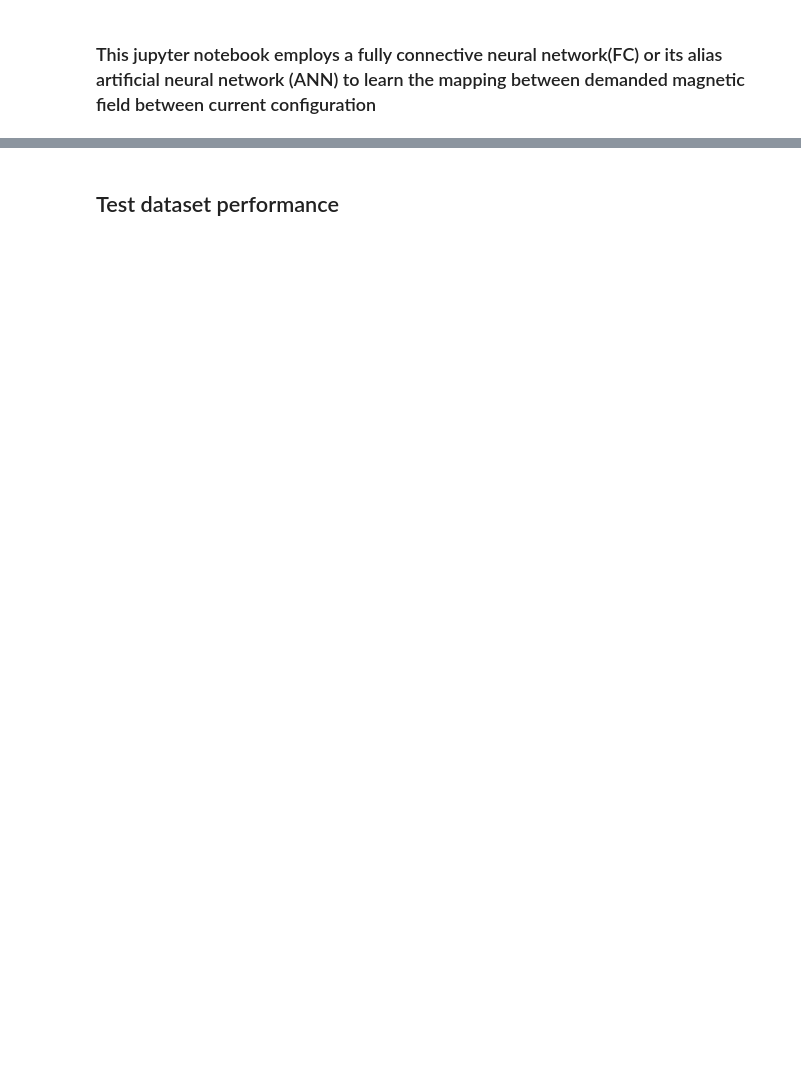
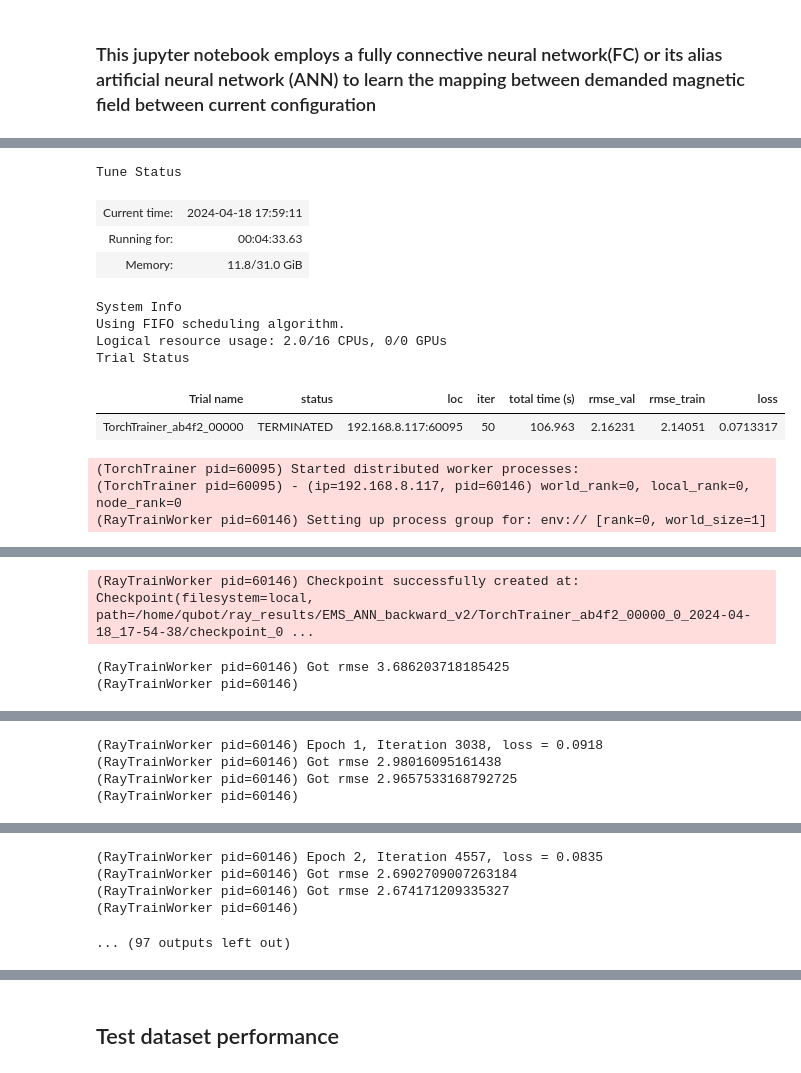
Before and after one commit to Junang-Wang/Qubot_Elastica, a Jupyter notebook: Modeling eMNS/ANN_v4_backward_WJA.ipynb, the cells around one changed output, grey strips where cells are left out. Drawn from its saved outputs; the diff is of its cells as text; code cells hidden in the pictures; blank space fills up the shorter version.

```diff
--- a/Modeling eMNS/ANN_v4_backward_WJA.ipynb
+++ b/Modeling eMNS/ANN_v4_backward_WJA.ipynb
@@ -56,6 +63,11 @@ import ray, os
 import torch.nn.functional as F
 
 # construct dataset
+
+Position_Bfield =data[:train_file_num,0::sparsity,0::sparsity,0::sparsity,12:].reshape(-1,6)
+
+Current = data[:train_file_num,0::sparsity,0::sparsity,0::sparsity,:12].reshape(-1,12)
+
 dataset = eMNS_Dataset(
     x=Position_Bfield,
     y=Current
@@ -89,8 +101,8 @@ loss_func = lambda current, Bfield, position: F.mse_loss(current, torch.zeros_li
 
 train_loop_config = {
                 'epochs': 50,
-                'lr_max': 1e-3,
-                'lr_min': 2.5e-5,
+                'lr_max': 1e-4,
+                'lr_min': 2.5e-7,
                 'batch_size': 128,
                 'L2_norm'   : 0,
                 'verbose': False,
@@ -102,34 +114,50 @@ train_loop_config = {
                 'backward'    : True,
                 'maxB'        : extremes[2],
                 'minB'        : extremes[3],
+                'maxC'        : extremes[4],
+                'minC'        : extremes[5],
                 'device'      : device,
                 'train_set'   : train_set,
                 'valid_set'   : valid_set,
                 'loss_func'   : loss_func,
                 'forward_model': forward_model
                 # You can even grid search various datasets in Tune.
                 # "datasets": tune.grid_search(
                 #         [ds1, ds2]
                 #     ),
 }
 
 scaling_config = ScalingConfig(
     num_workers = 1,
     use_gpu = use_gpu,
-    resources_per_worker={"CPU":1, "GPU":1}
+    # resources_per_worker={"CPU":1, "GPU":1}
 )
 
 run_config = RunConfig(name="EMS_ANN_backward_v2",checkpoint_config=CheckpointConfig(num_to_keep=1))
 
 
 # for windows
 # torch_config = TorchConfig(backend="nccl")
 trainer = TorchTrainer(
     train_loop_per_worker = train_ANN,
     train_loop_config = train_loop_config,
     scaling_config = scaling_config,
     run_config = run_config,
     # torch_config= torch_config # for windows
 
 )
 result = trainer.fit()
+# %% [output]
+Tune Status
+| Current time: | 2024-04-18 17:59:11 |
+| Running for: | 00:04:33.63 |
+| Memory: | 11.8/31.0 GiB |
+System Info
+Using FIFO scheduling algorithm.
+Logical resource usage: 2.0/16 CPUs, 0/0 GPUs
+Trial Status
+| Trial name | status | loc | iter | total time (s) | rmse_val | rmse_train | loss |
+| TorchTrainer_ab4f2_00000 | TERMINATED | 192.168.8.117:60095 | 50 | 106.963 | 2.16231 | 2.14051 | 0.0713317 |
+(TorchTrainer pid=60095) Started distributed worker processes:
+(TorchTrainer pid=60095) - (ip=192.168.8.117, pid=60146) world_rank=0, local_rank=0, node_rank=0
+(RayTrainWorker pid=60146) Setting up process group for: env:// [rank=0, world_size=1]
@@ -135,0 +166,3 @@ result = trainer.fit()
+(RayTrainWorker pid=60146) Checkpoint successfully created at: Checkpoint(filesystem=local, path=/home/qubot/ray_results/EMS_ANN_backward_v2/TorchTrainer_ab4f2_00000_0_2024-04-18_17-54-38/checkpoint_0 ...
+(RayTrainWorker pid=60146) Got rmse 3.686203718185425
+(RayTrainWorker pid=60146)
@@ -135,0 +173,4 @@ result = trainer.fit()
+(RayTrainWorker pid=60146) Epoch 1, Iteration 3038, loss = 0.0918
+(RayTrainWorker pid=60146) Got rmse 2.98016095161438
+(RayTrainWorker pid=60146) Got rmse 2.9657533168792725
+(RayTrainWorker pid=60146)
@@ -136,3 +181,8 @@ result = trainer.fit()
+(RayTrainWorker pid=60146) Epoch 2, Iteration 4557, loss = 0.0835
+(RayTrainWorker pid=60146) Got rmse 2.6902709007263184
+(RayTrainWorker pid=60146) Got rmse 2.674171209335327
+(RayTrainWorker pid=60146)
+... (97 outputs left out)
 # %%
 from torchsummary import summary
 summary(fc_network, (1,6))
```
Also changed, not shown: parts of 10 cells of this notebook, 4 other files.
